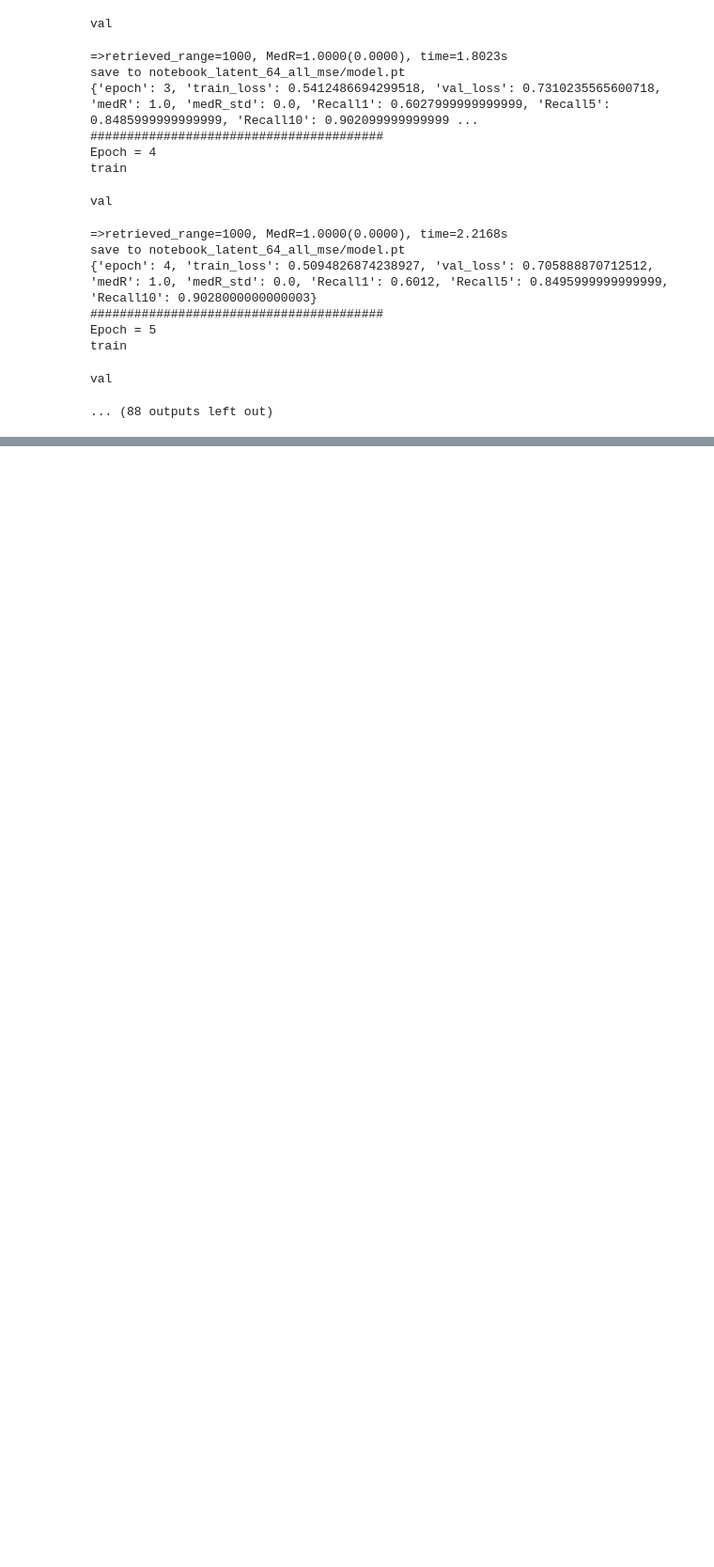
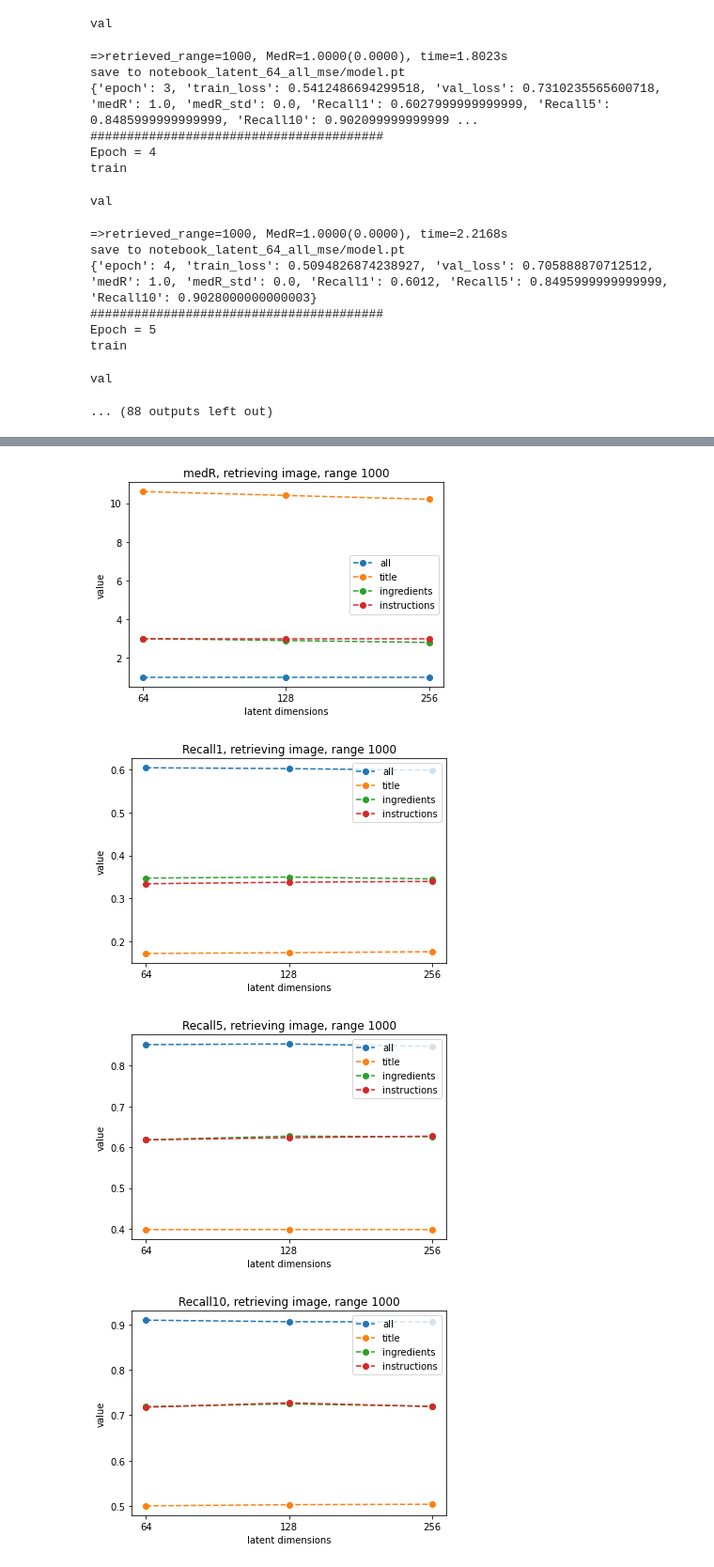
Before and after one commit to Utsav-Patel/Cross-Modal-Representation-Learning, a Jupyter notebook: Classical Multi-View Representation Learning/task2.ipynb, the cells around one changed output, grey strips where cells are left out. Shown at 94% size. Drawn from its saved outputs; the diff is of its cells as text; code cells hidden in the pictures; blank space fills up the shorter version.

```diff
--- a/Classical Multi-View Representation Learning/task2.ipynb
+++ b/Classical Multi-View Representation Learning/task2.ipynb
@@ -665,0 +937,17 @@ val
+# %%
+all_metrics_mse = {}
+for part in parts:
+    for latent_size in latent_sizes:
+        for retrieved_type in ['image', 'recipe']:
+            for retrieved_range in [1000, 10000]:
+                metrics_save_path = os.path.join(save_dir, f'{latent_size}_{part}_{retrieved_range}_{retrieved_type}_metrics_mse.csv')
+                metrics = read_metrics_from_file(metrics_save_path)
+                if retrieved_type not in all_metrics_mse:
+                    all_metrics_mse[retrieved_type] = {}
+                if retrieved_range not in all_metrics_mse[retrieved_type]:
+                    all_metrics_mse[retrieved_type][retrieved_range] = {}
+                if part not in all_metrics_mse[retrieved_type][retrieved_range]:
+                    all_metrics_mse[retrieved_type][retrieved_range][part] = defaultdict(list)
+
+                for k, v in metrics.items():
+                    all_metrics_mse[retrieved_type][retrieved_range][part][k].append(v)
@@ -665,0 +956,11 @@ val
+# %%
+for retrieved_range in [1000, 10000]:
+    for retrieved_type in ['image', 'recipe']:
+        for metric_name in ['medR', 'Recall1', 'Recall5', 'Recall10']:
+            create_plot(retrieved_type, retrieved_range, metric_name, all_metrics_mse)
+            plt.show()
+# %% [output]
+[figure, added]
+[figure, added]
+[figure, added]
+[figure, added]
```
Also changed, not shown: parts of 25 cells of this notebook, 3 other files.
